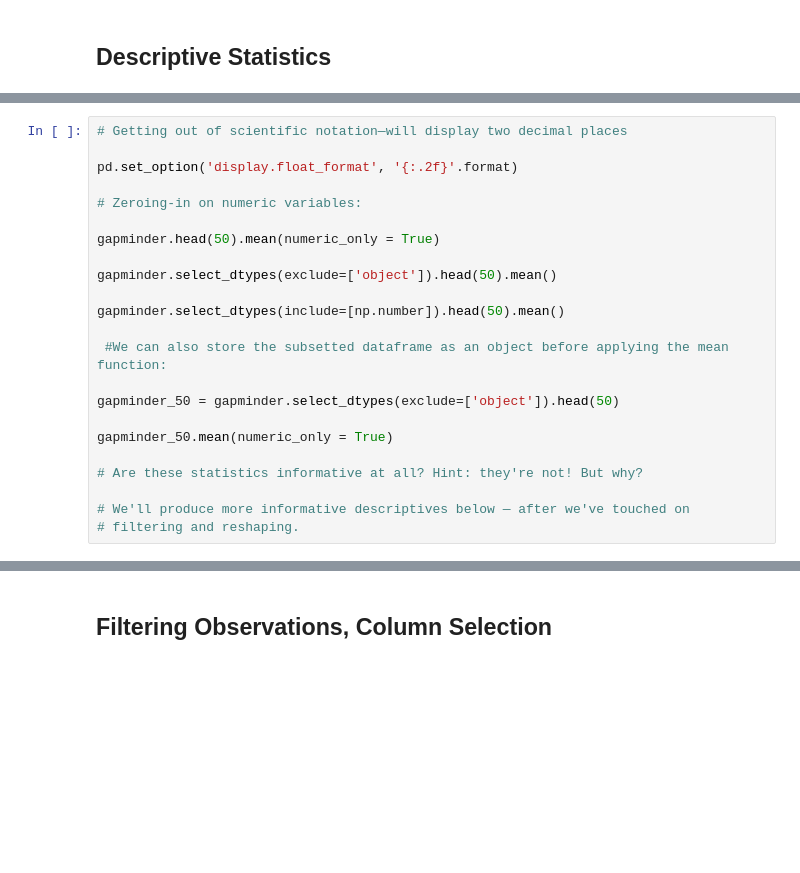
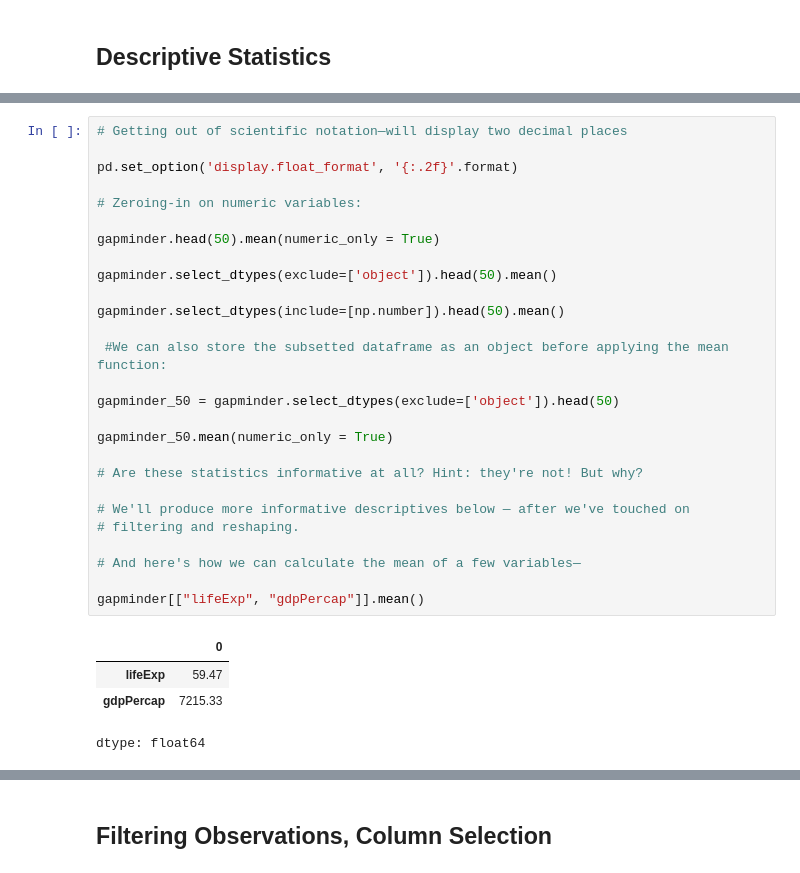
Before and after one commit to sakeefkarim/soci-269-f25, a Jupyter notebook: code/week 10/soci_269_w10.ipynb, the cells around one changed output, grey strips where cells are left out. Saved outputs shown, nothing was run; the diff lists cells and outputs as text; blank space fills up the shorter version.

```diff
--- a/code/week 10/soci_269_w10.ipynb
+++ b/code/week 10/soci_269_w10.ipynb
@@ -175,26 +198,35 @@ gapminder.continent.value_counts(normalize=True)
 # %%
 # Getting out of scientific notation—will display two decimal places
 
 pd.set_option('display.float_format', '{:.2f}'.format)
 
 # Zeroing-in on numeric variables:
 
 gapminder.head(50).mean(numeric_only = True)
 
 gapminder.select_dtypes(exclude=['object']).head(50).mean()
 
 gapminder.select_dtypes(include=[np.number]).head(50).mean()
 
  #We can also store the subsetted dataframe as an object before applying the mean function:
 
 gapminder_50 = gapminder.select_dtypes(exclude=['object']).head(50)
 
 gapminder_50.mean(numeric_only = True)
 
 # Are these statistics informative at all? Hint: they're not! But why?
 
 # We'll produce more informative descriptives below — after we've touched on
 # filtering and reshaping.
+
+# And here's how we can calculate the mean of a few variables—
+
+gapminder[["lifeExp", "gdpPercap"]].mean()
+# %% [output]
+|  | 0 |
+| lifeExp | 59.47 |
+| gdpPercap | 7215.33 |
+dtype: float64
 # %%
 # Group data by continent:
 
```
Also changed, not shown: parts of 6 cells of this notebook.
